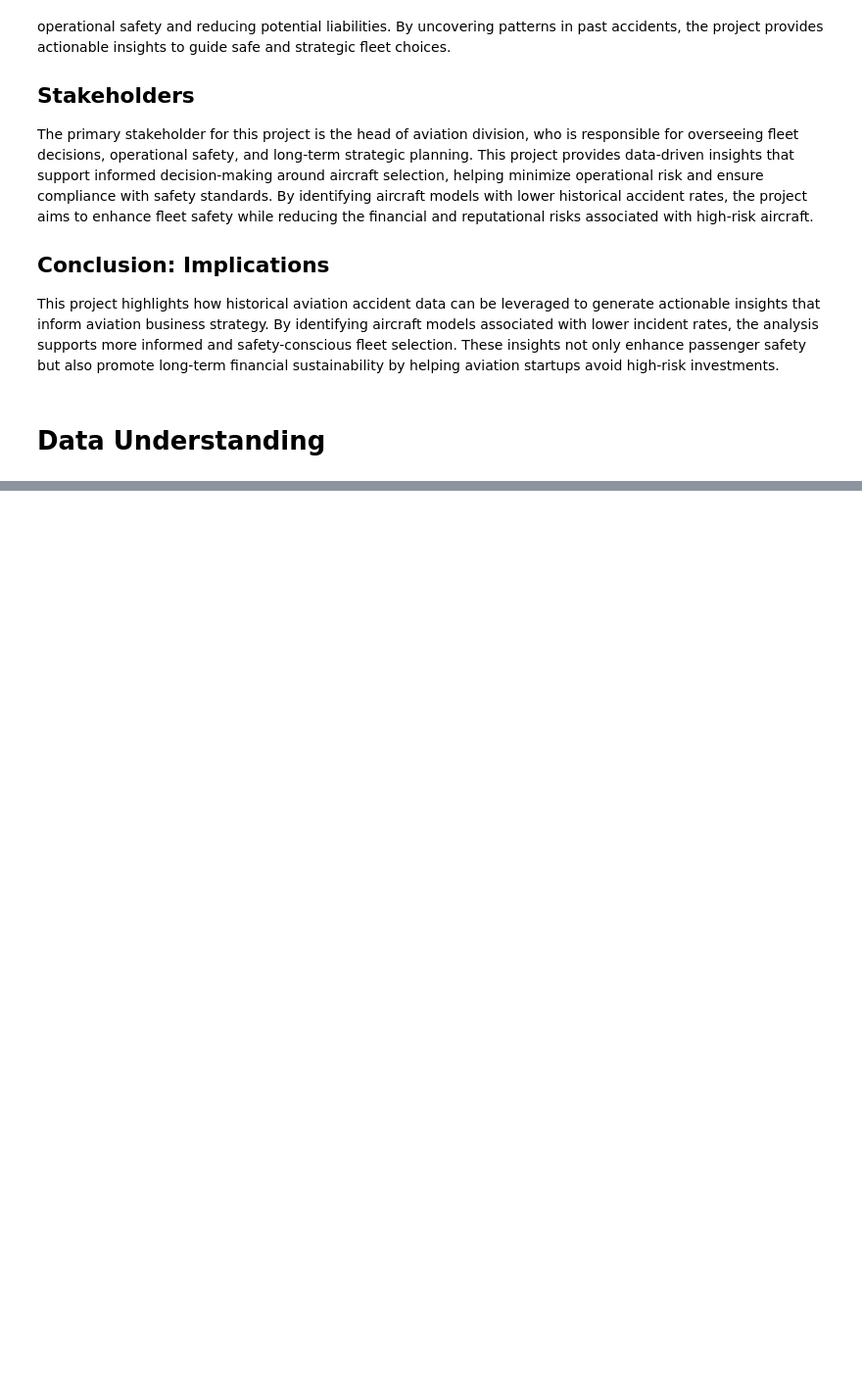
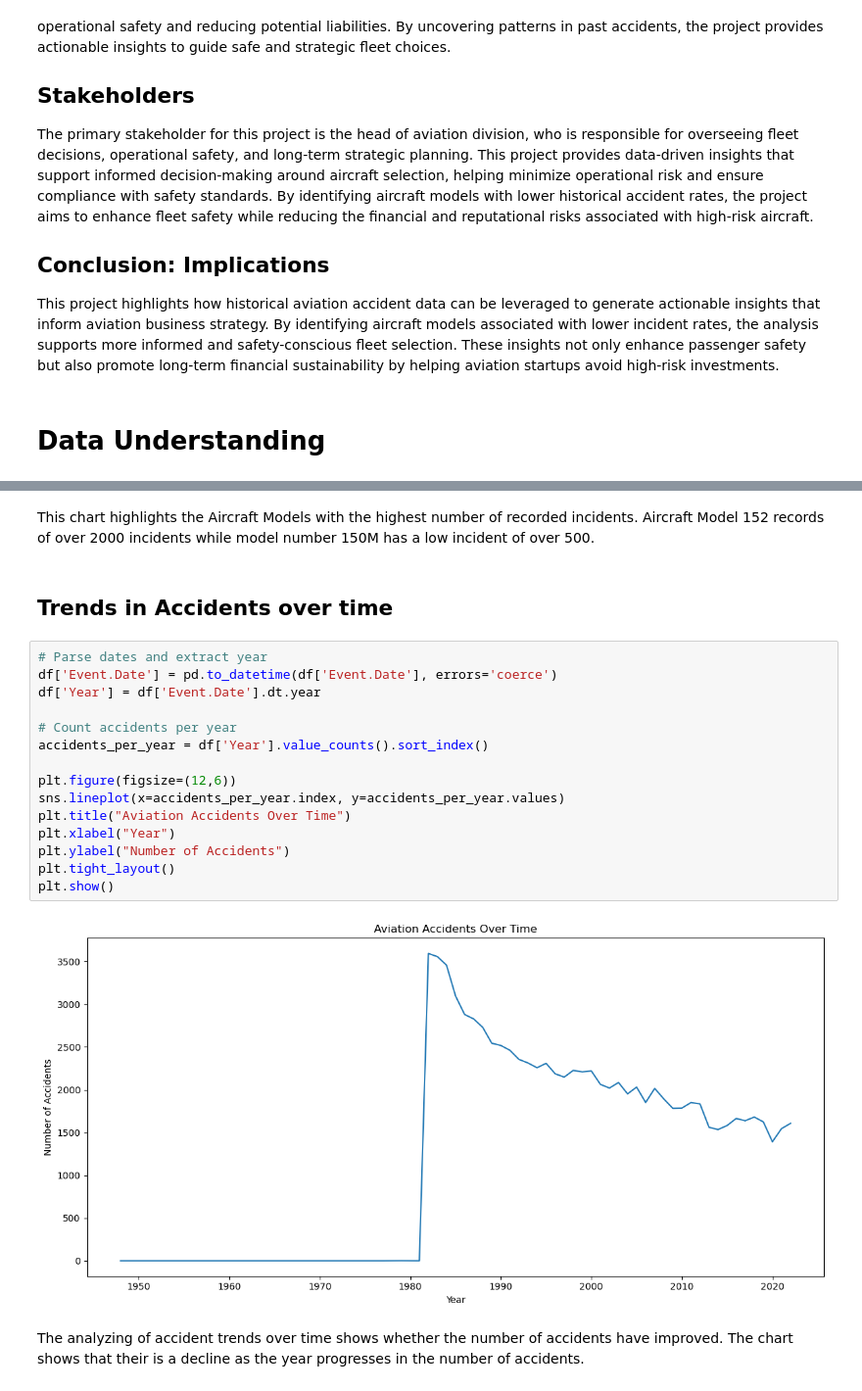
Before and after one commit to Irene-coder-dot/dsc-phase-1-project-v3, a Jupyter notebook: student.ipynb, the cells around one changed output, grey strips where cells are left out. Shown: that part at 98% size. Cells and saved outputs as stored; diff of their text form; blank space fills up the shorter version.

```diff
--- a/student.ipynb
+++ b/student.ipynb
@@ -24,0 +144,23 @@ This project highlights how historical aviation accident data can be leveraged t
+# %% [markdown]
+This chart highlights the Aircraft Models with the highest number of recorded incidents. Aircraft Model 152 records of over 2000 incidents while model number 150M has a low incident of over 500.
+# %% [markdown]
+## Trends in Accidents over time
+# %%
+# Parse dates and extract year
+df['Event.Date'] = pd.to_datetime(df['Event.Date'], errors='coerce')
+df['Year'] = df['Event.Date'].dt.year
+
+# Count accidents per year
+accidents_per_year = df['Year'].value_counts().sort_index()
+
+plt.figure(figsize=(12,6))
+sns.lineplot(x=accidents_per_year.index, y=accidents_per_year.values)
+plt.title("Aviation Accidents Over Time")
+plt.xlabel("Year")
+plt.ylabel("Number of Accidents")
+plt.tight_layout()
+plt.show()
+# %% [output]
+[figure, added]
+# %% [markdown]
+The analyzing of accident trends over time shows whether the number of accidents have improved. The chart shows that their is a decline as the year progresses in the number of accidents.
```
Also changed, not shown: parts of 16 cells of this notebook.
